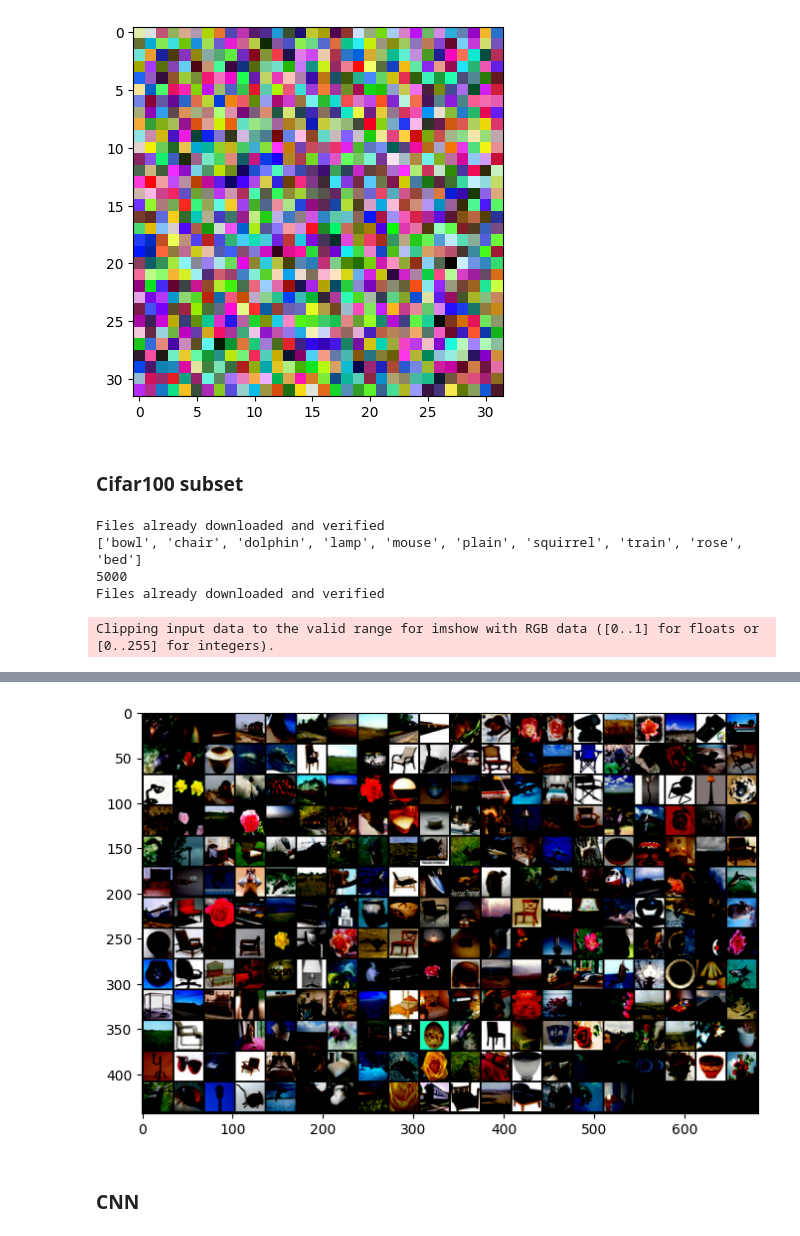
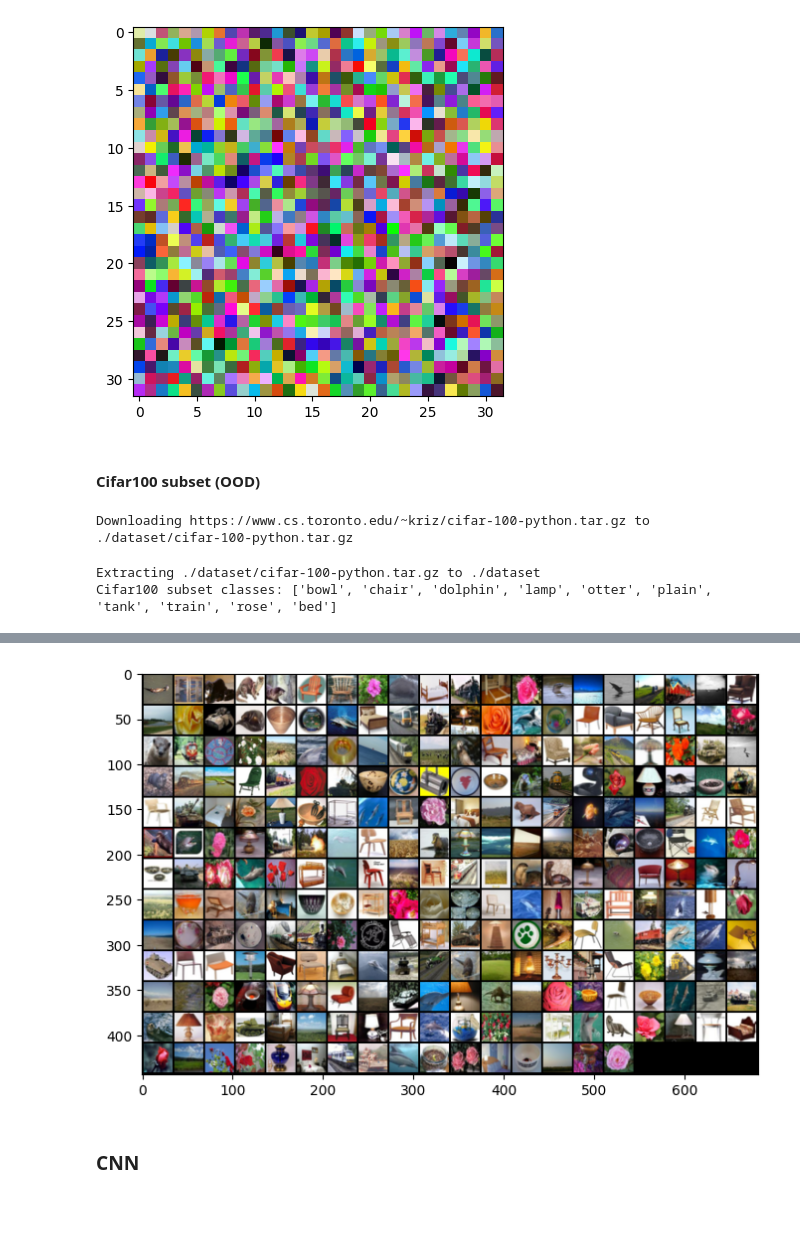
Before and after one commit to marcochisciedu/DLAProjects, a Jupyter notebook: Lab4_OOD.ipynb, the cells around one changed output, grey strips where cells are left out. Drawn from its saved outputs; the diff is of its cells as text; code cells hidden in the pictures; blank space fills up the shorter version.

```diff
--- a/Lab4_OOD.ipynb
+++ b/Lab4_OOD.ipynb
@@ -31,4 +31,24 @@ import torchvision.transforms as transforms
 
 # Select best device.
 device = 'cuda' if torch.cuda.is_available() else 'cpu'
+# %%
+# Normalize the images (used in cifar10 and cifar100)
+transform = transforms.Compose(
+    [transforms.ToTensor(),
+     transforms.Normalize((0.5, 0.5, 0.5), (0.5, 0.5, 0.5))])
+
+# Invert normalization to print images
+class NormalizeInverse(torchvision.transforms.Normalize):
+    #Undoes the normalization and returns the reconstructed images in the input domain.
+    def __init__(self, mean, std):
+        mean = torch.as_tensor(mean)
+        std = torch.as_tensor(std)
+        std_inv = 1 / (std + 1e-7)
+        mean_inv = -mean * std_inv
+        super().__init__(mean=mean_inv, std=std_inv)
+
+    def __call__(self, tensor):
+        return super().__call__(tensor.clone())
+
+inv_norm = NormalizeInverse((0.5, 0.5, 0.5), (0.5, 0.5, 0.5))
 # %% [markdown]
@@ -65,20 +82,21 @@ plt.imshow(FakeData(size=1, image_size=(3, 32, 32))[0][0])
 <matplotlib.image.AxesImage at 0x...>
 [figure]
 # %% [markdown]
-### Cifar100 subset
+#### Cifar100 subset (OOD)
 # %%
 from typing import List
 from torchvision.datasets import CIFAR100
 import torchvision
 
-
+# Takes a list of indices (CIFAR100 classes) and creates a subset
 class CIFAR100Subset(CIFAR100):
     def __init__(self, subset: List[int], **kwargs):
         super().__init__(**kwargs)
         self.subset = subset
+        # Check indices
         assert max(subset) <= max(self.targets)
         assert min(subset) >= min(self.targets)
-
+        # Selects the classes
         self.aligned_indices = []
         for idx, label in enumerate(self.targets):
             if label in subset:
@@ -93,41 +111,26 @@ class CIFAR100Subset(CIFAR100):
     def __getitem__(self, item):
         return super().__getitem__(self.aligned_indices[item])
 
-transform = transforms.Compose(
-[transforms.ToTensor(),
-    transforms.Normalize((0.5, 0.5, 0.5), (0.5, 0.5, 0.5))])
-
-# Get cifar100 subset
-cifar100_subset_train = CIFAR100Subset(
-    subset=[10, 20, 30, 40, 50, 60, 80, 90, 70, 5],
+# Get cifar100 subset, OOD dataset
+ds_cifar100_subset = CIFAR100Subset(
+    subset=[10, 20, 30, 40, 55, 60, 85, 90, 70, 5],
     root='./dataset',
     train=True,
     download=True,
     transform=transform
 )
 
-print(cifar100_subset_train.get_class_names())
-print(len(cifar100_subset_train))
+cifar100_sub_classes= ds_cifar100_subset.get_class_names()
+print(f'Cifar100 subset classes: {cifar100_sub_classes}')
 
-dl_train100 = torch.utils.data.DataLoader(cifar100_subset_train, batch_size=batch_size, shuffle=True, num_workers=2)
-x, _ = next(iter(dl_train100))
-
-cifar100_subset_test= CIFAR100Subset(
-    subset=[10, 20, 30, 40, 50, 60, 80, 90, 70, 5],
-    root='./dataset',
-    train=False,
-    download=True,
-    transform=transform
-)
-dl_test100 = torch.utils.data.DataLoader(cifar100_subset_test, batch_size=batch_size, shuffle=False, num_workers=2)
-
-grid_img = torchvision.utils.make_grid(x, nrow=20)
+dl_cifar100 = torch.utils.data.DataLoader(ds_cifar100_subset, batch_size=batch_size, shuffle=True, num_workers=2)
+# Showing some images
+x, _ = next(iter(dl_cifar100))
+grid_img = torchvision.utils.make_grid(inv_norm(x), nrow=20)
 plt.figure(figsize=(8,8))
 plt.imshow(grid_img.permute(1, 2, 0))
 plt.show()
 # %% [output]
-Files already downloaded and verified
-['bowl', 'chair', 'dolphin', 'lamp', 'mouse', 'plain', 'squirrel', 'train', 'rose', 'bed']
-5000
-Files already downloaded and verified
+Downloading https://www.cs.toronto.edu/~kriz/cifar-100-python.tar.gz to ./dataset/cifar-100-python.tar.gz
-Clipping input data to the valid range for imshow with RGB data ([0..1] for floats or [0..255] for integers).
+Extracting ./dataset/cifar-100-python.tar.gz to ./dataset
+Cifar100 subset classes: ['bowl', 'chair', 'dolphin', 'lamp', 'otter', 'plain', 'tank', 'train', 'rose', 'bed']
@@ -134,4 +138,4 @@ Clipping input data to the valid range for imshow with RGB data ([0..1] for floa
-[figure, old version]
+[figure, new version]
 # %% [markdown]
 ### CNN
 # %%
```
Also changed, not shown: parts of 122 cells of this notebook, 2 other files.
